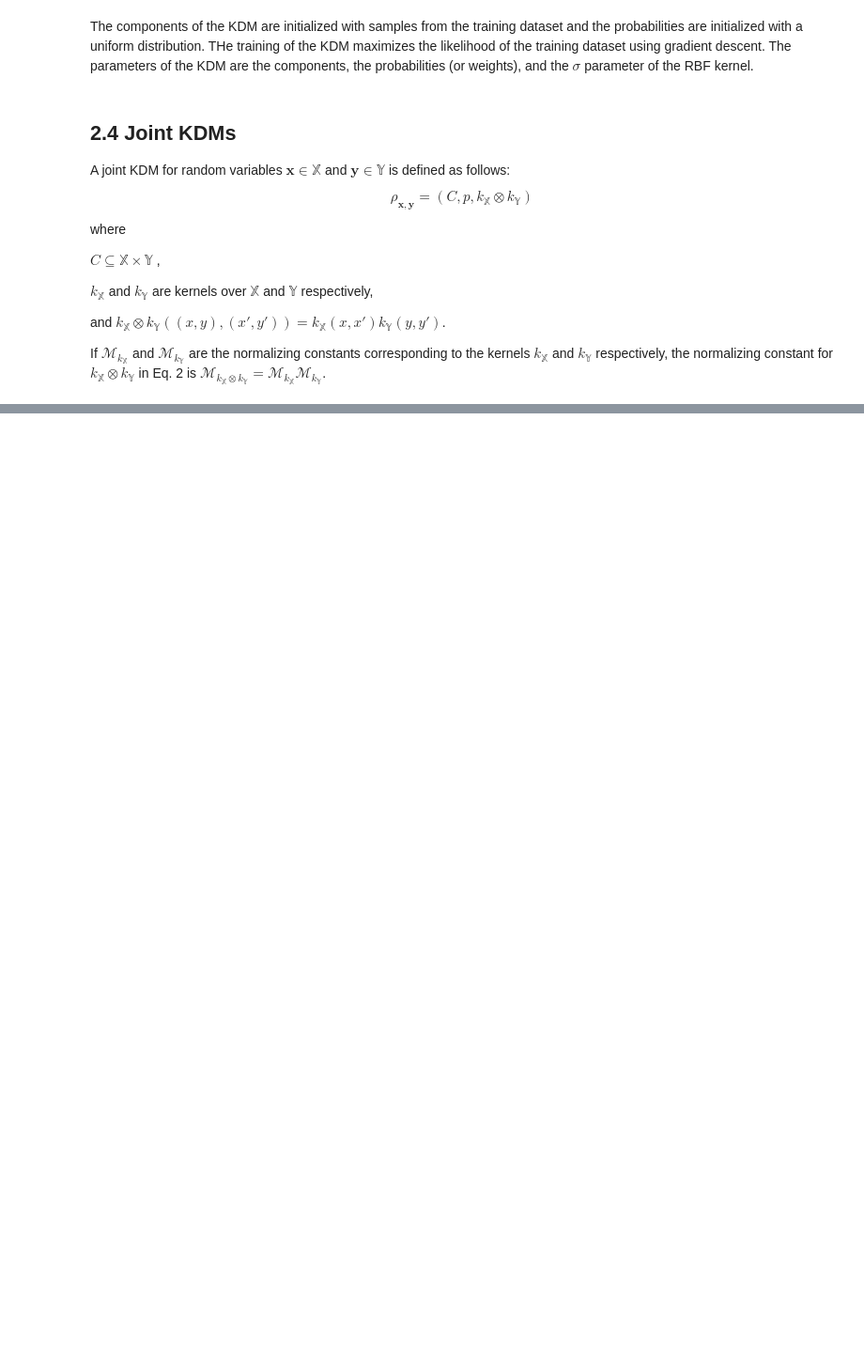
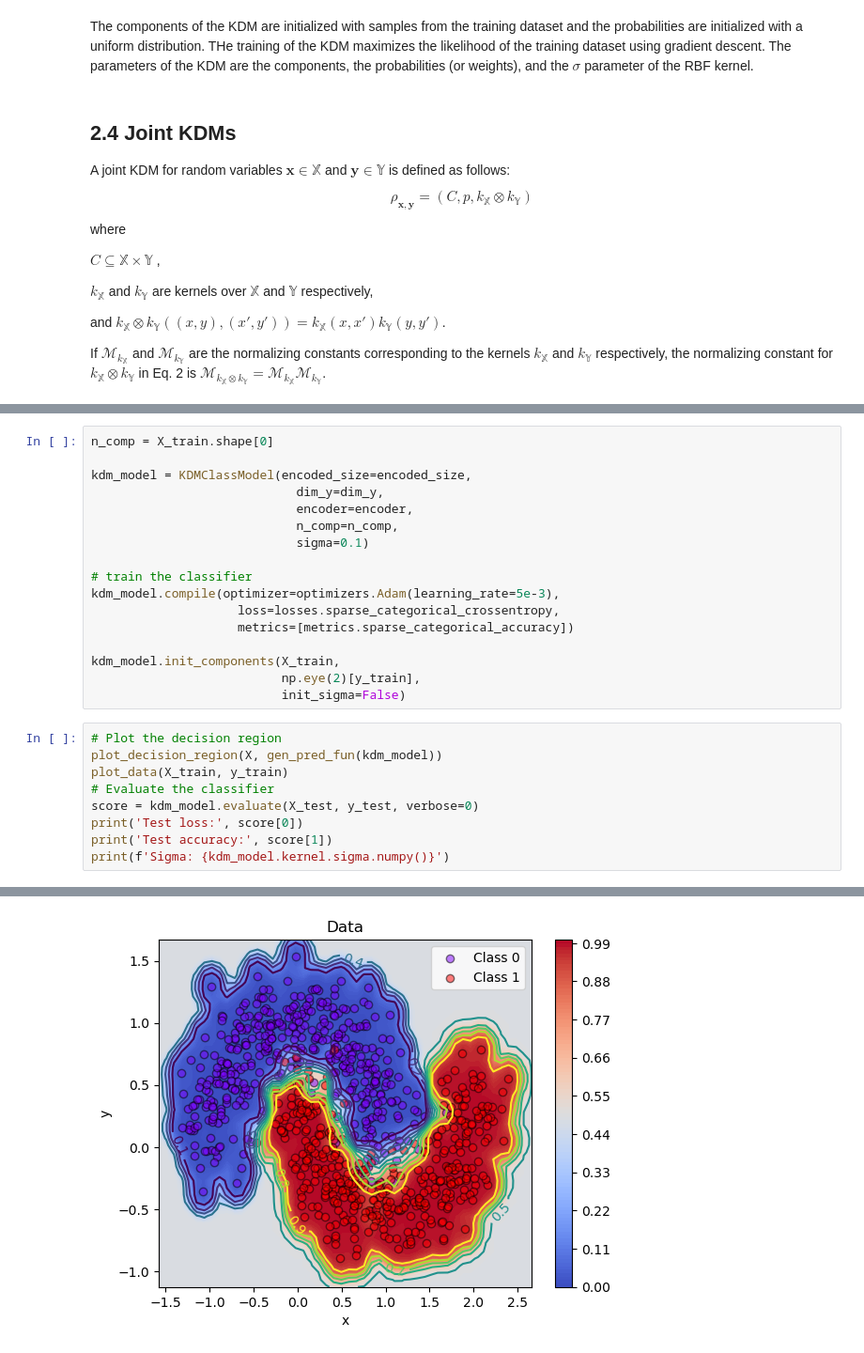
Before and after one commit to fagonzalezo/kdm, a Jupyter notebook: kdm_introduction.ipynb, the cells around one changed output, grey strips where cells are left out. Shown at 94% size. Cells and saved outputs as stored; diff of their text form; blank space fills up the shorter version.

```diff
--- a/kdm_introduction.ipynb
+++ b/kdm_introduction.ipynb
@@ -323,0 +509,27 @@ If $\mathcal{M}_{k_{\mathbb X}}$  and $\mathcal{M}_{k_{\mathbb Y}}$ are the norm
+# %%
+n_comp = X_train.shape[0]
+
+kdm_model = KDMClassModel(encoded_size=encoded_size,
+                            dim_y=dim_y,
+                            encoder=encoder,
+                            n_comp=n_comp,
+                            sigma=0.1)
+
+# train the classifier
+kdm_model.compile(optimizer=optimizers.Adam(learning_rate=5e-3),
+                    loss=losses.sparse_categorical_crossentropy,
+                    metrics=[metrics.sparse_categorical_accuracy])
+
+kdm_model.init_components(X_train,
+                          np.eye(2)[y_train],
+                          init_sigma=False)
+# %%
+# Plot the decision region
+plot_decision_region(X, gen_pred_fun(kdm_model))
+plot_data(X_train, y_train)
+# Evaluate the classifier
+score = kdm_model.evaluate(X_test, y_test, verbose=0)
+print('Test loss:', score[0])
+print('Test accuracy:', score[1])
+print(f'Sigma: {kdm_model.kernel.sigma.numpy()}')
+# %% [output]
@@ -323,0 +540 @@ If $\mathcal{M}_{k_{\mathbb X}}$  and $\mathcal{M}_{k_{\mathbb Y}}$ are the norm
+[figure, added]
```
Also changed, not shown: parts of 24 cells of this notebook, 5 other files.
